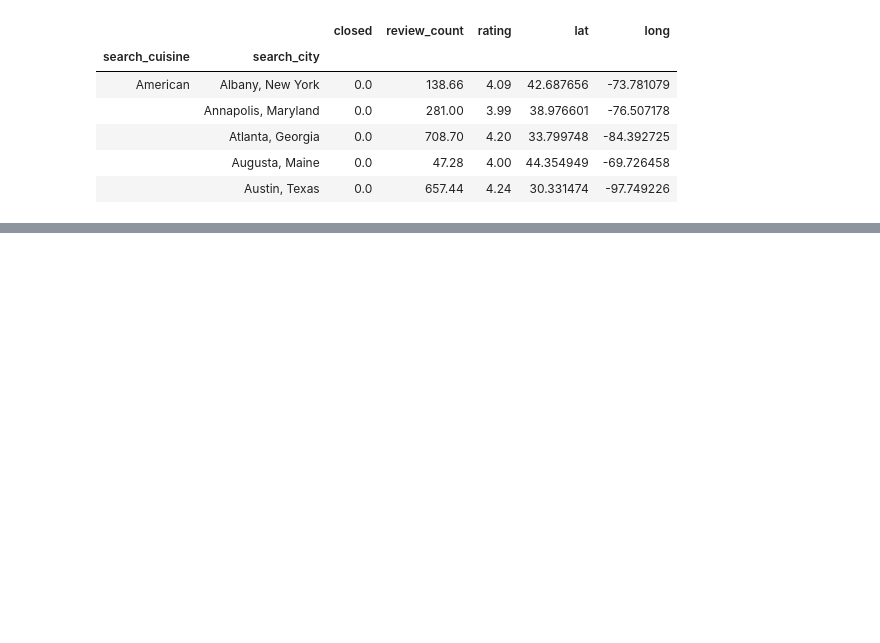
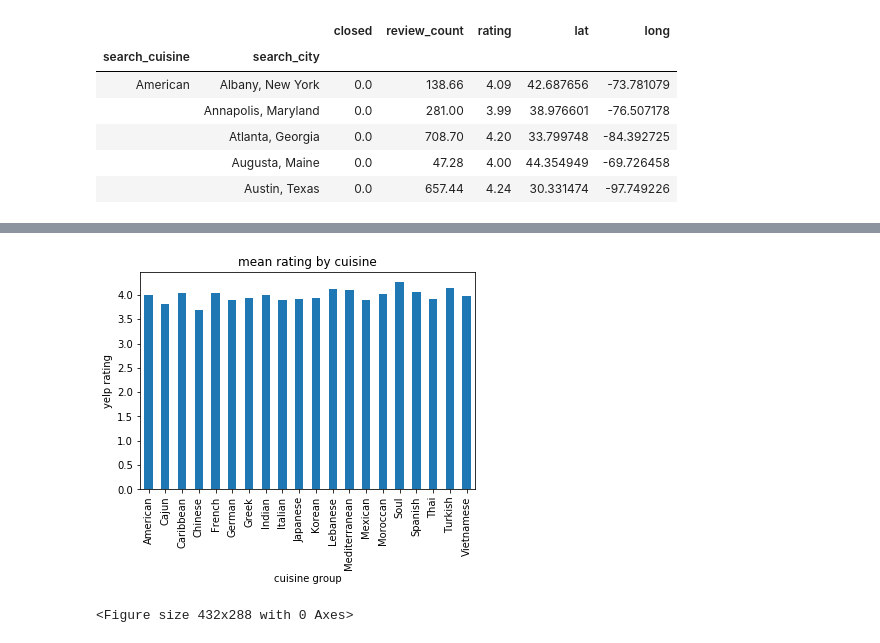
Before and after one commit to kahsay-1229/Yelp-Cuisine, a Jupyter notebook: yelpapidata.ipynb, the cells around one changed output, grey strips where cells are left out. Saved outputs shown, nothing was run; the diff lists cells and outputs as text; code cells hidden in the pictures; blank space fills up the shorter version.

Commit message:
data visualization created

```diff
--- a/yelpapidata.ipynb
+++ b/yelpapidata.ipynb
@@ -192,0 +215,11 @@ yelp_gb2_cuisinesavg.mean().head()
+# %%
+chartme1 = yelp_gb_cuisinesavg['rating'].mean()
+cuisine_chart = chartme1.plot(kind='bar', title='mean rating by cuisine')
+cuisine_chart.set_xlabel("cuisine group")
+cuisine_chart.set_ylabel("yelp rating")
+
+plt.show()
+plt.tight_layout()
+# %% [output]
+[figure, added]
+<Figure size 432x288 with 0 Axes>
```
Also changed, not shown: parts of 7 cells of this notebook, 2 other files.
